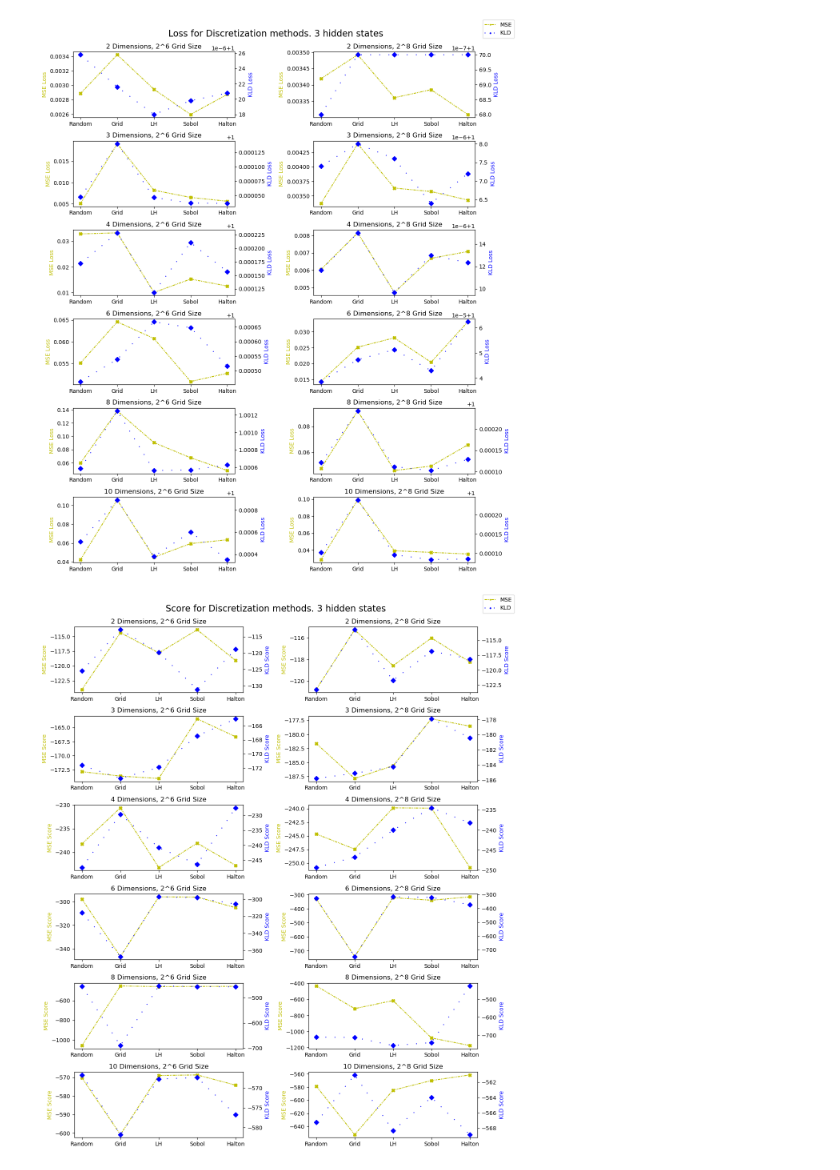
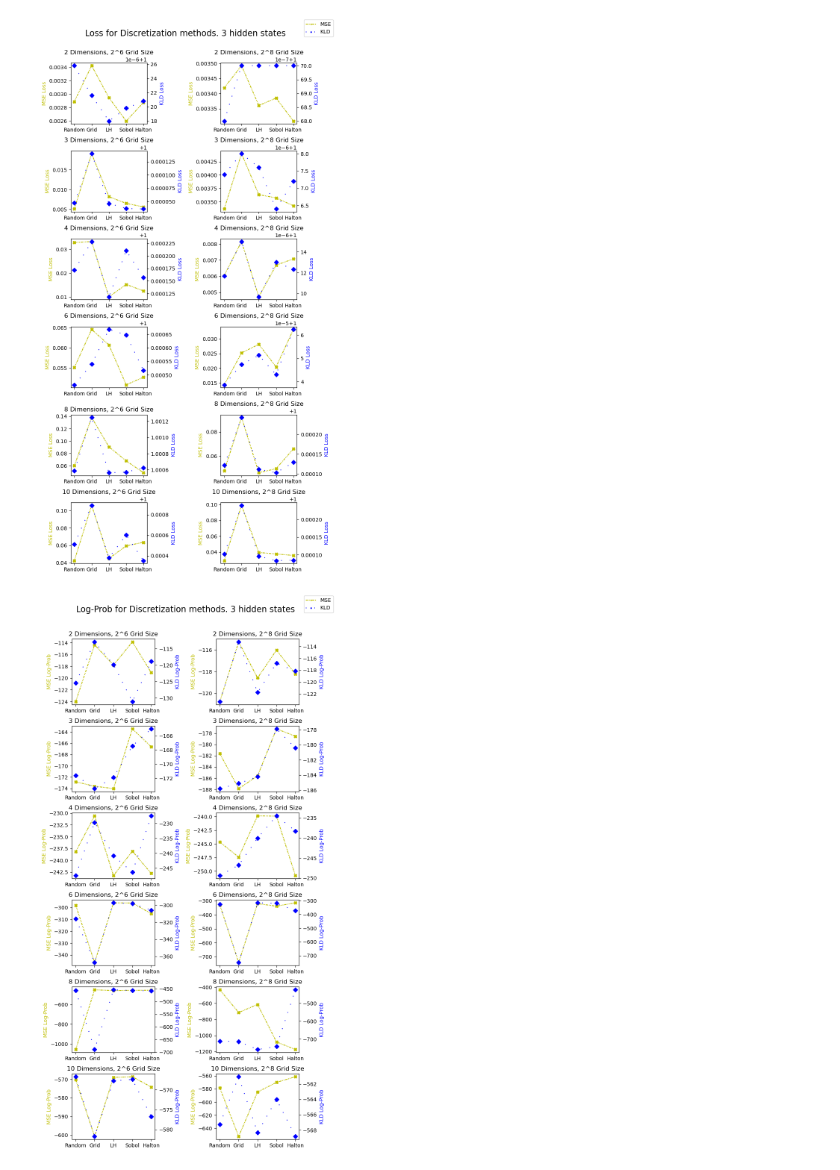
Before and after one commit to adrgz8/Discretizing_GHMM, a Jupyter notebook: summary_experiments.ipynb, the cells around one changed output. Drawn from its saved outputs; the diff is of its cells as text; code cells hidden in the pictures.

```diff
--- a/summary_experiments.ipynb
+++ b/summary_experiments.ipynb
@@ -45,7 +45,7 @@ dfs3h_names = ['Loss', 'Score', 'Acc', 'Discrepancy']
 def plotting_results(metric, name, n_hidden):
     disc_methods = ['Random', 'Grid', 'LH', 'Sobol', 'Halton']
     n_dims = ['2', '3', '4', '6', '8', '10']
-    fig, axes = plt.subplots(nrows=6, ncols=2, figsize=(12, 14))
+    fig, axes = plt.subplots(nrows=6, ncols=2, figsize=(8, 15))
     fig.suptitle(f'{name} for Discretization methods. {n_hidden} hidden states', fontsize=16)
     for c, i in enumerate(n_dims):
         axes1 = axes[c, 0].twinx()
@@ -72,11 +72,11 @@ def plotting_results(metric, name, n_hidden):
         axes2.set_xlabel('Discretization Method')
 
     plt.tight_layout()
-    plt.subplots_adjust(top=0.94)
+    plt.subplots_adjust(top=0.92)
     fig.legend()
     plt.show()
 # %%
 metrics = [df2h_loss, df2h_score, df2h_acc, df2h_discr]
-names = ['Loss', 'Score', 'Accuracy', 'Discrepancy']
+names = ['Loss', 'Log-Prob', 'Accuracy', 'Discrepancy']
 for metric, name in zip(metrics, names):
     plotting_results(metric, name, n_hidden=2)
@@ -88,8 +83,8 @@ for metric, name in zip(metrics, names):
 # %%
 metrics = [df3h_loss, df3h_score, df3h_acc, df3h_discr]
-names = ['Loss', 'Score', 'Accuracy', 'Discrepancy']
+names = ['Loss', 'Log-Prob', 'Accuracy', 'Discrepancy']
 for metric, name in zip(metrics, names):
     plotting_results(metric, name, n_hidden=3)
 # %% [output]
-[figure, old version]
+[figure, new version]
-[figure, old version]
+[figure, new version]
```
Also changed, not shown: parts of 2 cells of this notebook.
